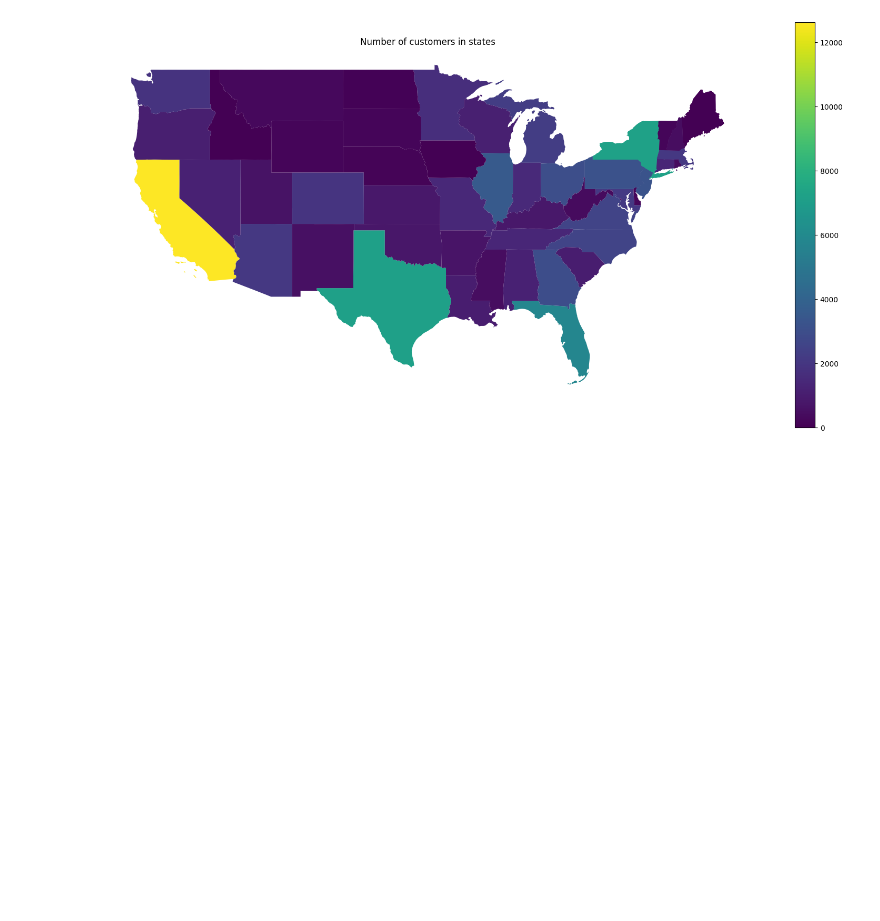
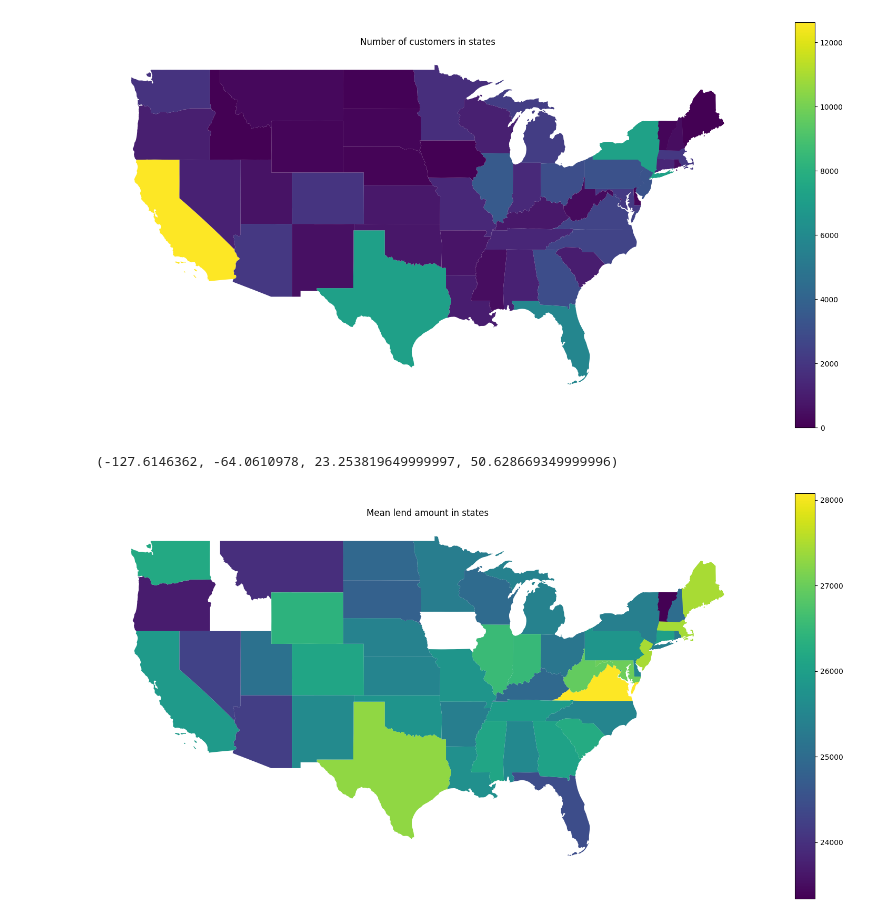
Before and after one commit to applesoju/MAiED, a Jupyter notebook: maied.ipynb, the cells around one changed output. Saved outputs shown, nothing was run; the diff lists cells and outputs as text; code cells hidden in the pictures; blank space fills up the shorter version.

```diff
--- a/maied.ipynb
+++ b/maied.ipynb
@@ -158,3 +176,41 @@ usa_ax.axis('off')
 # %% [output]
 (-127.6146362, -64.0610978, 23.253819649999997, 50.628669349999996)
 [figure]
+# %%
+state_count = {}
+
+for row in usa_map.iloc:
+    state_count[row['NAME'].replace(' ','').lower()] = 0
+    state_count[row['STUSPS'].lower()] = 0
+
+for row in df.iloc:
+    try:
+        state_count[row['State'].lower()] += row['Lend_Amount']
+
+    except KeyError:
+        continue
+# %%
+keys_list = list(state_count)
+filtered_state_count = {}
+
+for i in range(0, len(state_count), 2):
+    filtered_state_count[keys_list[i + 1]] = max(
+        state_count[keys_list[i]],
+        state_count[keys_list[i + 1]]
+    )
+
+list_for_df = []
+
+for row in usa_map.iloc:
+    list_for_df.append(filtered_state_count[row['STUSPS'].lower()])
+
+usa_map['LOAN_MEAN'] = list_for_df / usa_map['CUSTOMER_COUNT']
+# %%
+usa_ax = usa_map.plot(column='LOAN_MEAN',
+                      legend='True',
+                      figsize=(20, 10))
+usa_ax.set_title('Mean lend amount in states')
+usa_ax.axis('off')
+# %% [output]
+(-127.6146362, -64.0610978, 23.253819649999997, 50.628669349999996)
+[figure, added]
```
Also changed, not shown: parts of 3 cells of this notebook.
